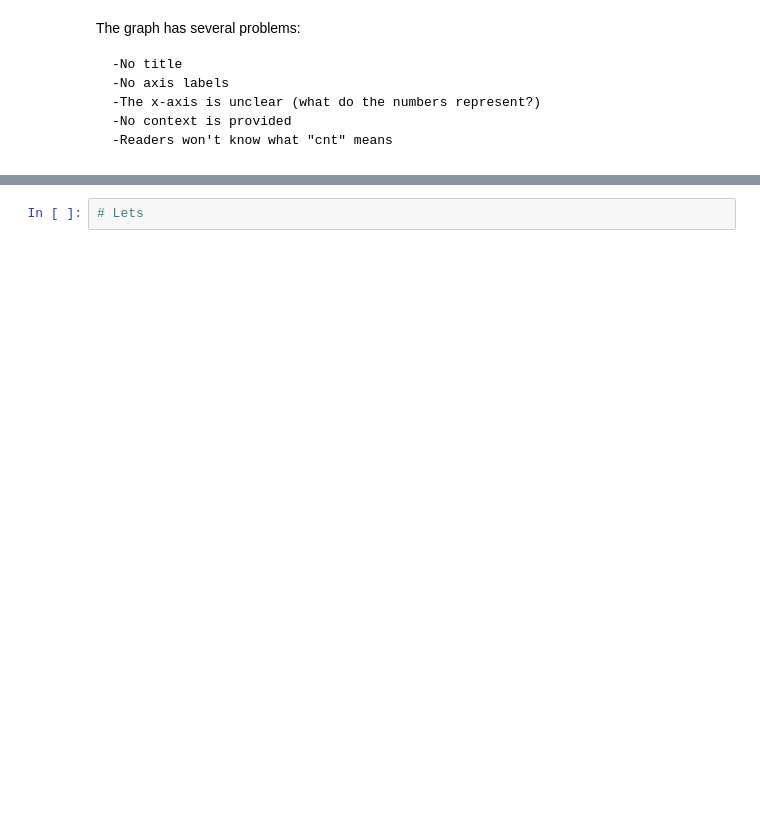
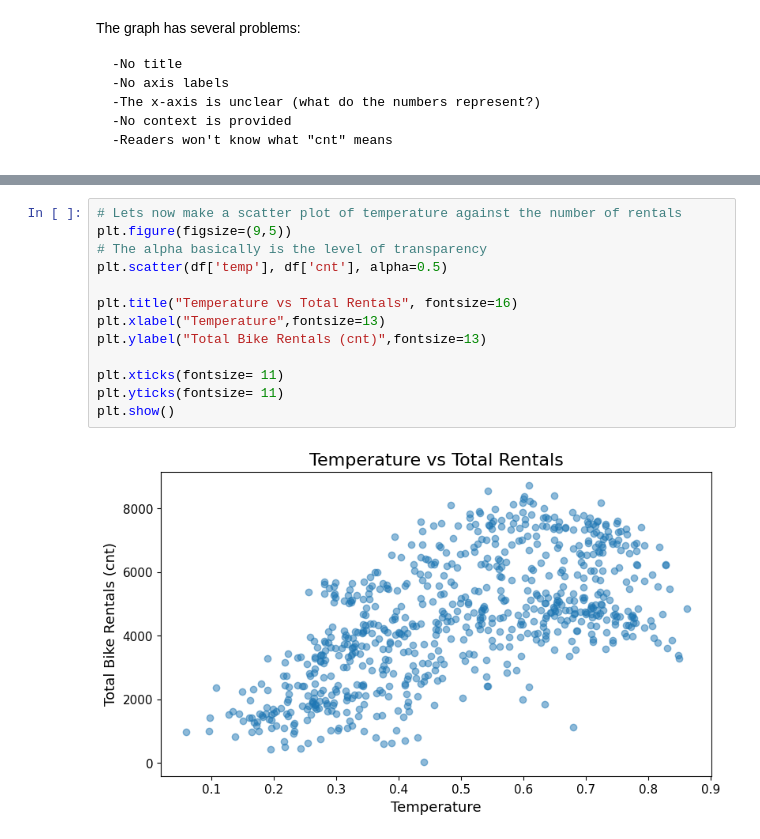
Before and after one commit to NaseefNazrul/DataScience_Learning, a Jupyter notebook: Learning/3_Visualization/learning.ipynb, the cells around one changed output, grey strips where cells are left out. Drawn from its saved outputs; the diff is of its cells as text; blank space fills up the shorter version.

Commit message:
comparing graphs

```diff
--- a/Learning/3_Visualization/learning.ipynb
+++ b/Learning/3_Visualization/learning.ipynb
@@ -122,2 +122,15 @@ plt.show()
 # %%
-# Lets
+# Lets now make a scatter plot of temperature against the number of rentals
+plt.figure(figsize=(9,5))
+# The alpha basically is the level of transparency
+plt.scatter(df['temp'], df['cnt'], alpha=0.5)
+
+plt.title("Temperature vs Total Rentals", fontsize=16)
+plt.xlabel("Temperature",fontsize=13)
+plt.ylabel("Total Bike Rentals (cnt)",fontsize=13)
+
+plt.xticks(fontsize= 11)
+plt.yticks(fontsize= 11)
+plt.show()
+# %% [output]
+[figure, added]
```
Also changed, not shown: parts of 6 cells of this notebook.
